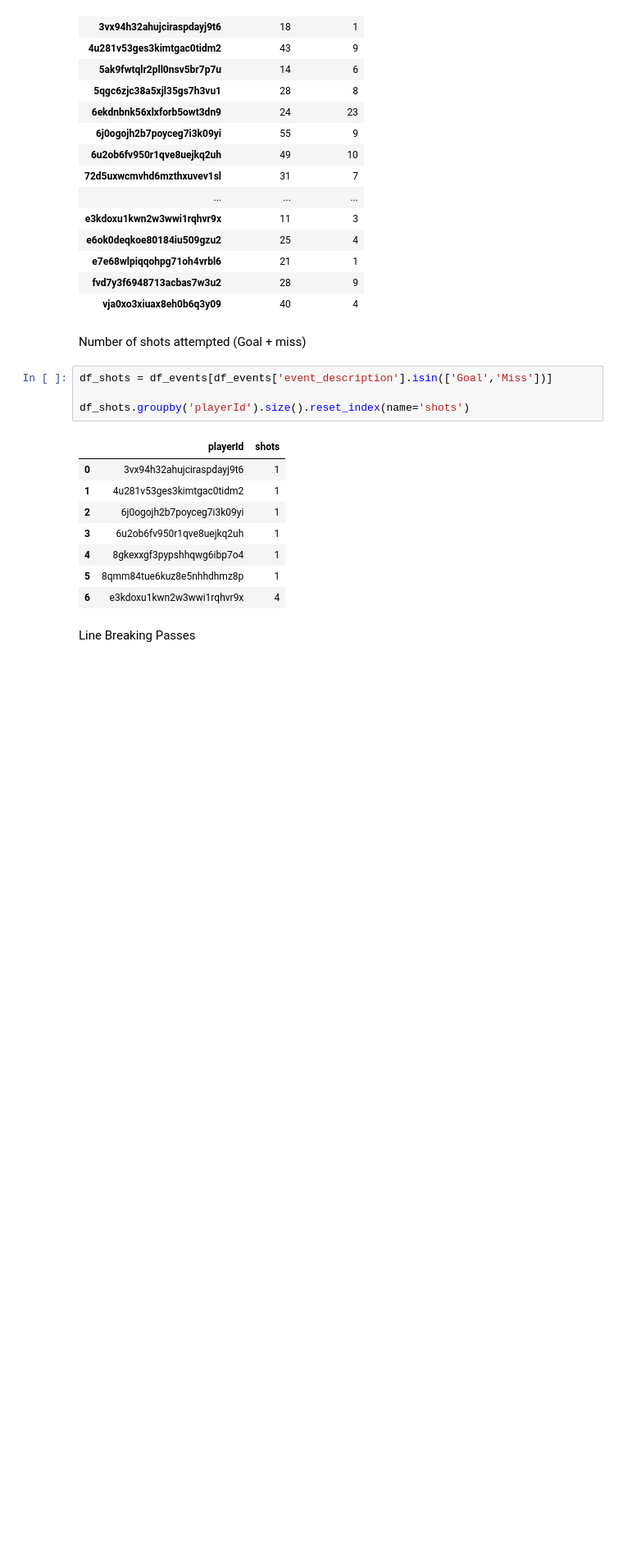
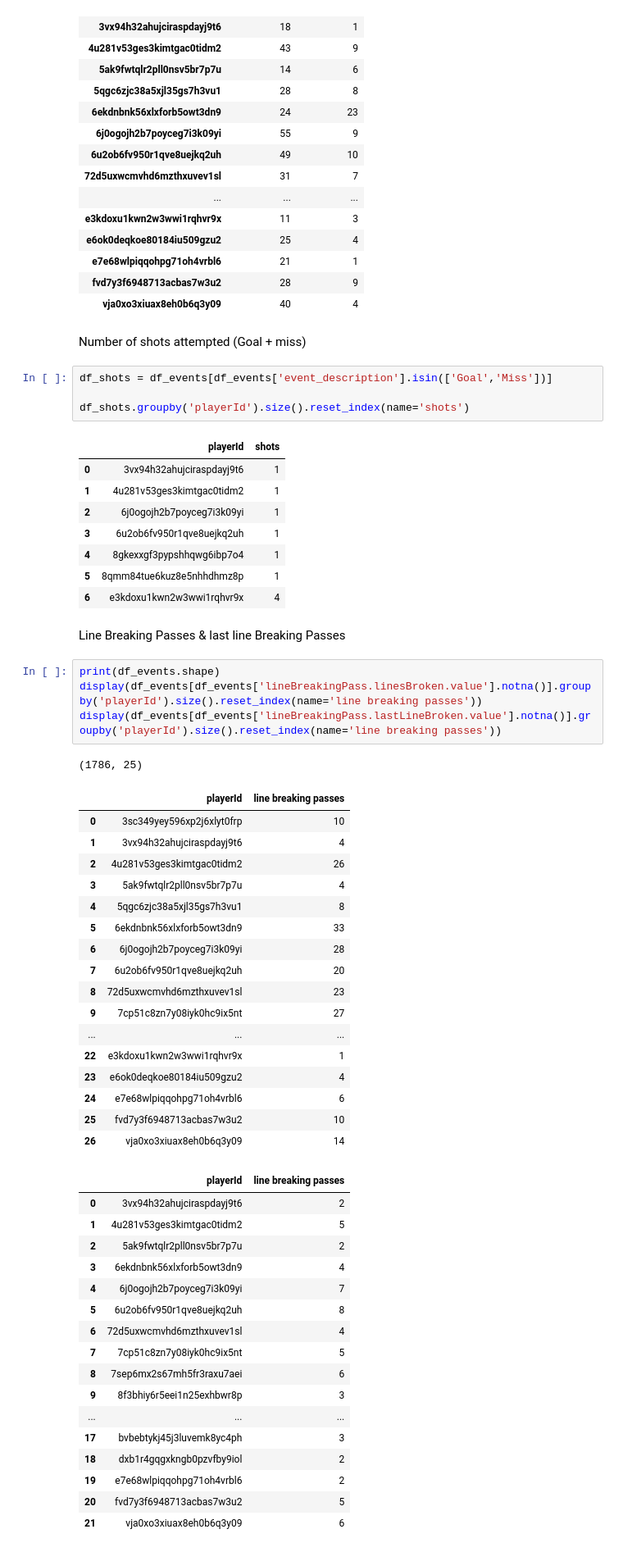
Before and after one commit to GabrielGausachs/OptaChallenge_Clustering_Player_Styles, a Jupyter notebook: utils/metrics.ipynb, the cells around one changed output. Shown: that part at 82% size. Drawn from its saved outputs; the diff is of its cells as text; blank space fills up the shorter version.

```diff
--- a/utils/metrics.ipynb
+++ b/utils/metrics.ipynb
@@ -325,4 +325,44 @@ df_shots.groupby('playerId').size().reset_index(name='shots')
 | 5 | 8qmm84tue6kuz8e5nhhdhmz8p | 1 |
 | 6 | e3kdoxu1kwn2w3wwi1rqhvr9x | 4 |
 # %% [markdown]
-Line Breaking Passes
+Line Breaking Passes & last line Breaking Passes
+# %%
+print(df_events.shape)
+display(df_events[df_events['lineBreakingPass.linesBroken.value'].notna()].groupby('playerId').size().reset_index(name='line breaking passes'))
+display(df_events[df_events['lineBreakingPass.lastLineBroken.value'].notna()].groupby('playerId').size().reset_index(name='line breaking passes'))
+# %% [output]
+(1786, 25)
+|  | playerId | line breaking passes |
+| 0 | 3sc349yey596xp2j6xlyt0frp | 10 |
+| 1 | 3vx94h32ahujciraspdayj9t6 | 4 |
+| 2 | 4u281v53ges3kimtgac0tidm2 | 26 |
+| 3 | 5ak9fwtqlr2pll0nsv5br7p7u | 4 |
+| 4 | 5qgc6zjc38a5xjl35gs7h3vu1 | 8 |
+| 5 | 6ekdnbnk56xlxforb5owt3dn9 | 33 |
+| 6 | 6j0ogojh2b7poyceg7i3k09yi | 28 |
+| 7 | 6u2ob6fv950r1qve8uejkq2uh | 20 |
+| 8 | 72d5uxwcmvhd6mzthxuvev1sl | 23 |
+| 9 | 7cp51c8zn7y08iyk0hc9ix5nt | 27 |
+| ... | ... | ... |
+| 22 | e3kdoxu1kwn2w3wwi1rqhvr9x | 1 |
+| 23 | e6ok0deqkoe80184iu509gzu2 | 4 |
+| 24 | e7e68wlpiqqohpg71oh4vrbl6 | 6 |
+| 25 | fvd7y3f6948713acbas7w3u2 | 10 |
+| 26 | vja0xo3xiuax8eh0b6q3y09 | 14 |
+|  | playerId | line breaking passes |
+| 0 | 3vx94h32ahujciraspdayj9t6 | 2 |
+| 1 | 4u281v53ges3kimtgac0tidm2 | 5 |
+| 2 | 5ak9fwtqlr2pll0nsv5br7p7u | 2 |
+| 3 | 6ekdnbnk56xlxforb5owt3dn9 | 4 |
+| 4 | 6j0ogojh2b7poyceg7i3k09yi | 7 |
+| 5 | 6u2ob6fv950r1qve8uejkq2uh | 8 |
+| 6 | 72d5uxwcmvhd6mzthxuvev1sl | 4 |
+| 7 | 7cp51c8zn7y08iyk0hc9ix5nt | 5 |
+| 8 | 7sep6mx2s67mh5fr3raxu7aei | 6 |
+| 9 | 8f3bhiy6r5eei1n25exhbwr8p | 3 |
+| ... | ... | ... |
+| 17 | bvbebtykj45j3luvemk8yc4ph | 3 |
+| 18 | dxb1r4gqgxkngb0pzvfby9iol | 2 |
+| 19 | e7e68wlpiqqohpg71oh4vrbl6 | 2 |
+| 20 | fvd7y3f6948713acbas7w3u2 | 5 |
+| 21 | vja0xo3xiuax8eh0b6q3y09 | 6 |
```
Also changed, not shown: parts of 1 cell of this notebook.
